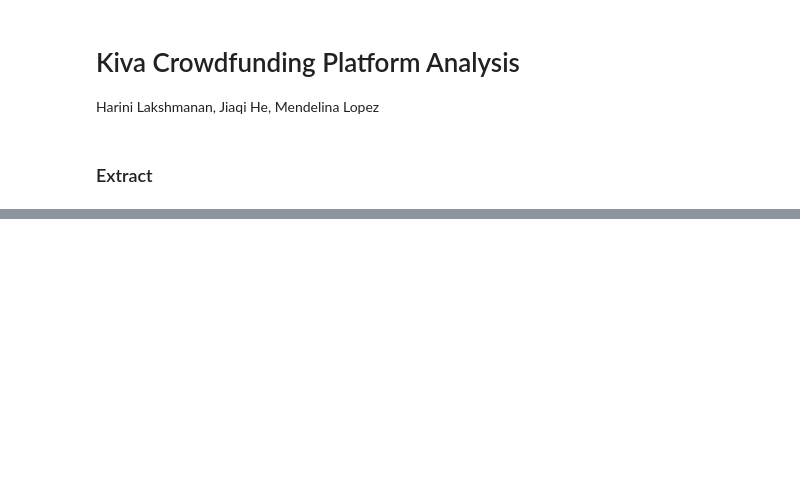
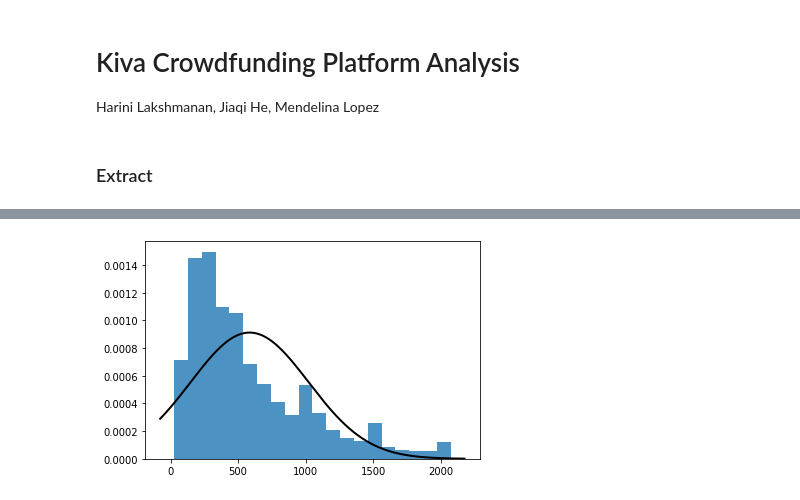
Before and after one commit to harinigautham/Practical-Engineering_ADS_507, a Jupyter notebook: Team 4 - Final Project.ipynb, the cells around one changed output, grey strips where cells are left out. Saved outputs shown, nothing was run; the diff lists cells and outputs as text; code cells hidden in the pictures; blank space fills up the shorter version.

```diff
--- a/Team 4 - Final Project.ipynb
+++ b/Team 4 - Final Project.ipynb
@@ -27,0 +124,10 @@ cursor.execute("use kiva")
+# %%
+mu, std = norm.fit(dat)
+plt.hist(dat, density=True, bins=20, alpha=0.8)
+xmin, xmax = plt.xlim()
+x = np.linspace(xmin, xmax, 1000)
+p = norm.pdf(x, mu, std)
+plt.plot(x, p, 'k', linewidth=2)
+plt.show()
+# %% [output]
+[figure, added]
```
Also changed, not shown: parts of 24 cells of this notebook.
